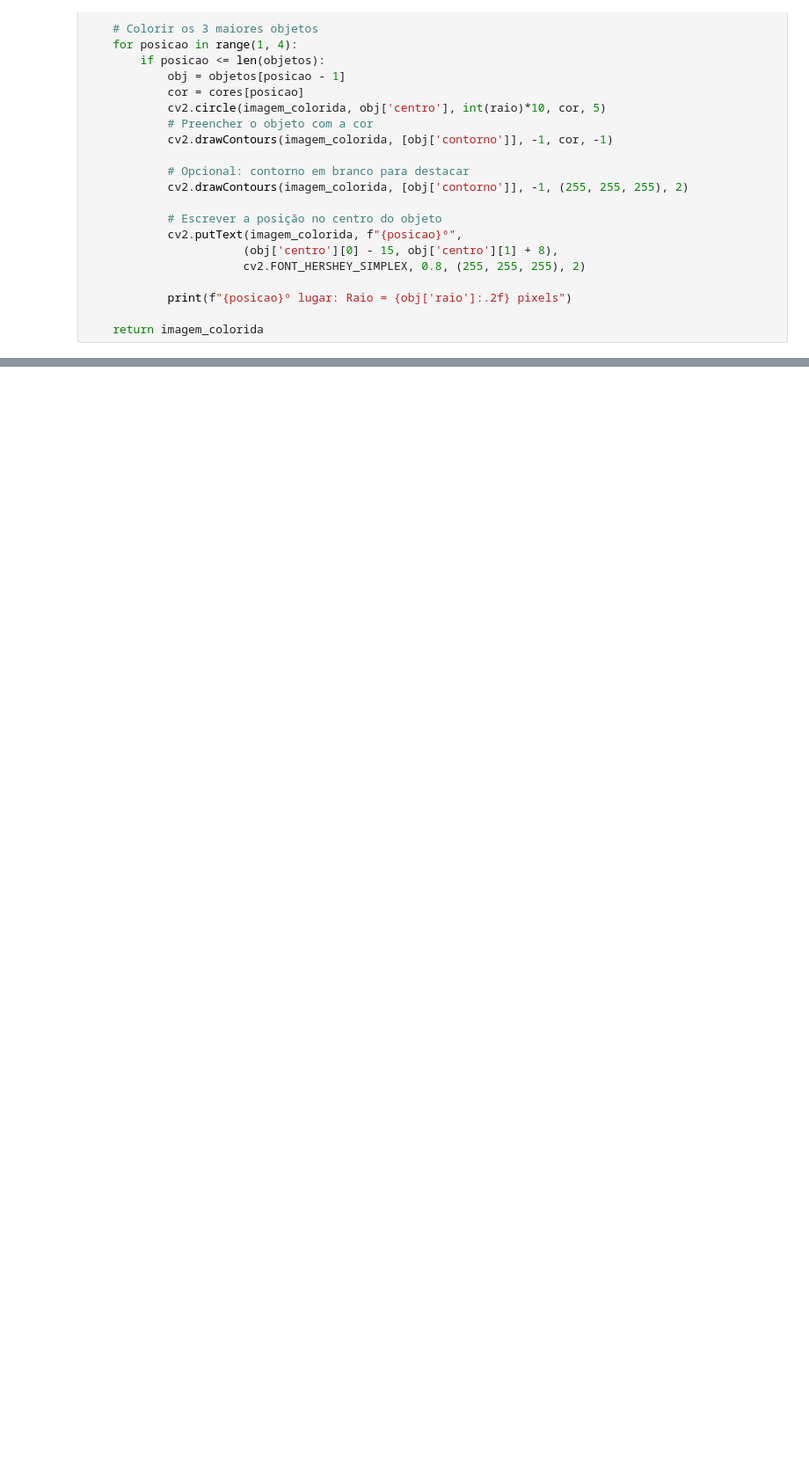
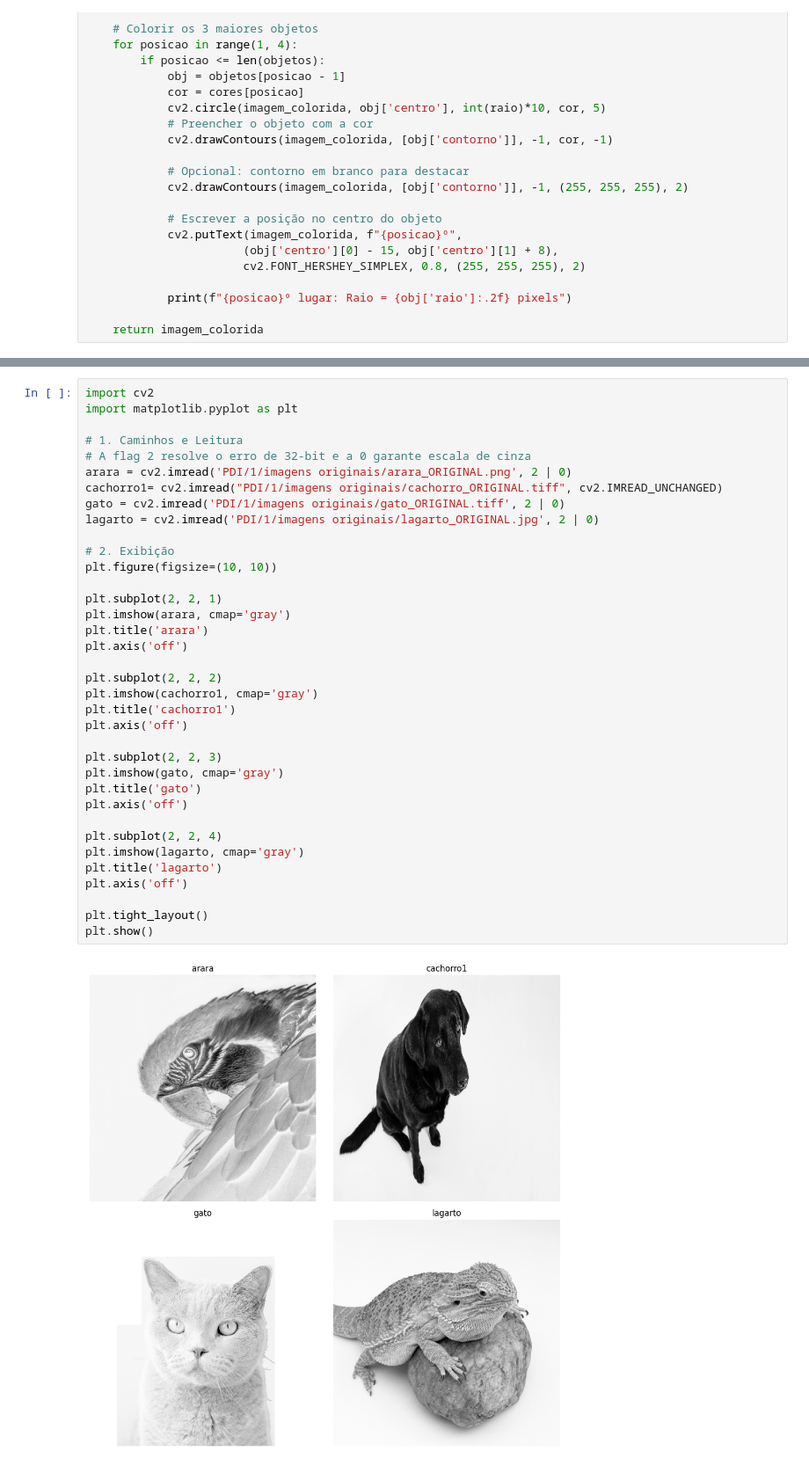
Before and after one commit to Jolusca/ProcessImagens, a Jupyter notebook: Projeto2/Transformações_de_intensidade_e_filtragem_espacial.ipynb, the cells around one changed output, grey strips where cells are left out. Shown at 88% size. Cells and saved outputs as stored; diff of their text form; blank space fills up the shorter version.

```diff
--- a/Projeto2/Transformações_de_intensidade_e_filtragem_espacial.ipynb
+++ b/Projeto2/Transformações_de_intensidade_e_filtragem_espacial.ipynb
@@ -72,3 +72,41 @@ Na pasta **“1”**, você encontrará duas subpastas: **“imagens originais
 * estudar as transformações de intensidade apresentadas;
 * aplicá-las às imagens originais;
 * identificar qual transformação é mais adequada para que cada imagem original se aproxime do respectivo resultado esperado.
+# %%
+import cv2
+import matplotlib.pyplot as plt
+
+# 1. Caminhos e Leitura
+# A flag 2 resolve o erro de 32-bit e a 0 garante escala de cinza
+arara = cv2.imread('PDI/1/imagens originais/arara_ORIGINAL.png', 2 | 0)
+cachorro1= cv2.imread("PDI/1/imagens originais/cachorro_ORIGINAL.tiff", cv2.IMREAD_UNCHANGED)
+gato = cv2.imread('PDI/1/imagens originais/gato_ORIGINAL.tiff', 2 | 0)
+lagarto = cv2.imread('PDI/1/imagens originais/lagarto_ORIGINAL.jpg', 2 | 0)
+
+# 2. Exibição
+plt.figure(figsize=(10, 10))
+
+plt.subplot(2, 2, 1)
+plt.imshow(arara, cmap='gray')
+plt.title('arara')
+plt.axis('off')
+
+plt.subplot(2, 2, 2)
+plt.imshow(cachorro1, cmap='gray')
+plt.title('cachorro1')
+plt.axis('off')
+
+plt.subplot(2, 2, 3)
+plt.imshow(gato, cmap='gray')
+plt.title('gato')
+plt.axis('off')
+
+plt.subplot(2, 2, 4)
+plt.imshow(lagarto, cmap='gray')
+plt.title('lagarto')
+plt.axis('off')
+
+plt.tight_layout()
+plt.show()
+# %% [output]
+[figure, added]
```
Also changed, not shown: parts of 5 cells of this notebook.
